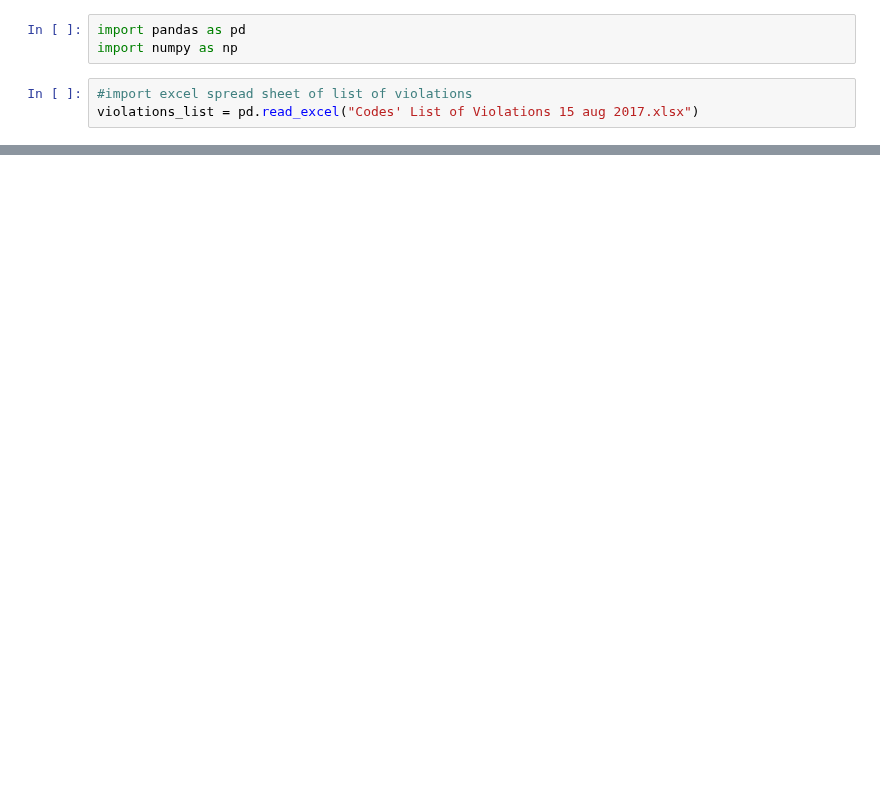
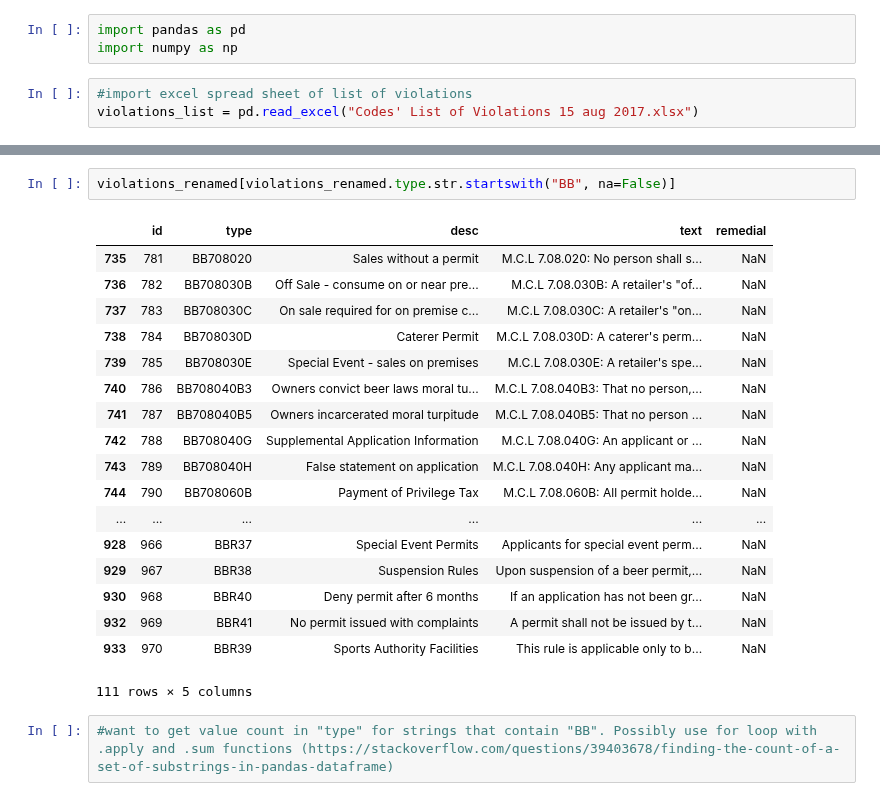
Before and after one commit to DEREJEGETU/data-question-2, a Jupyter notebook: Codes_testing.ipynb, the cells around one changed output, grey strips where cells are left out. Saved outputs shown, nothing was run; the diff lists cells and outputs as text; blank space fills up the shorter version.

```diff
--- a/Codes_testing.ipynb
+++ b/Codes_testing.ipynb
@@ -54,0 +135,23 @@ Name: VIOLATION_DESC, Length: 774, dtype: bool
+# %%
+violations_renamed[violations_renamed.type.str.startswith("BB", na=False)]
+# %% [output]
+|  | id | type | desc | text | remedial |
+| 735 | 781 | BB708020 | Sales without a permit | M.C.L 7.08.020: No person shall s... | NaN |
+| 736 | 782 | BB708030B | Off Sale - consume on or near pre... | M.C.L 7.08.030B: A retailer's "of... | NaN |
+| 737 | 783 | BB708030C | On sale required for on premise c... | M.C.L 7.08.030C: A retailer's "on... | NaN |
+| 738 | 784 | BB708030D | Caterer Permit | M.C.L 7.08.030D: A caterer's perm... | NaN |
+| 739 | 785 | BB708030E | Special Event - sales on premises | M.C.L 7.08.030E: A retailer's spe... | NaN |
+| 740 | 786 | BB708040B3 | Owners convict beer laws moral tu... | M.C.L 7.08.040B3: That no person,... | NaN |
+| 741 | 787 | BB708040B5 | Owners incarcerated moral turpitude | M.C.L 7.08.040B5: That no person ... | NaN |
+| 742 | 788 | BB708040G | Supplemental Application Information | M.C.L 7.08.040G: An applicant or ... | NaN |
+| 743 | 789 | BB708040H | False statement on application | M.C.L 7.08.040H: Any applicant ma... | NaN |
+| 744 | 790 | BB708060B | Payment of Privilege Tax | M.C.L 7.08.060B: All permit holde... | NaN |
+| ... | ... | ... | ... | ... | ... |
+| 928 | 966 | BBR37 | Special Event Permits | Applicants for special event perm... | NaN |
+| 929 | 967 | BBR38 | Suspension Rules | Upon suspension of a beer permit,... | NaN |
+| 930 | 968 | BBR40 | Deny permit after 6 months | If an application has not been gr... | NaN |
+| 932 | 969 | BBR41 | No permit issued with complaints | A permit shall not be issued by t... | NaN |
+| 933 | 970 | BBR39 | Sports Authority Facilities | This rule is applicable only to b... | NaN |
+111 rows × 5 columns
+# %%
+#want to get value count in "type" for strings that contain "BB". Possibly use for loop with .apply and .sum functions (https://stackoverflow.com/questions/39403678/finding-the-count-of-a-set-of-substrings-in-pandas-dataframe)
```
Also changed, not shown: parts of 14 cells of this notebook.
